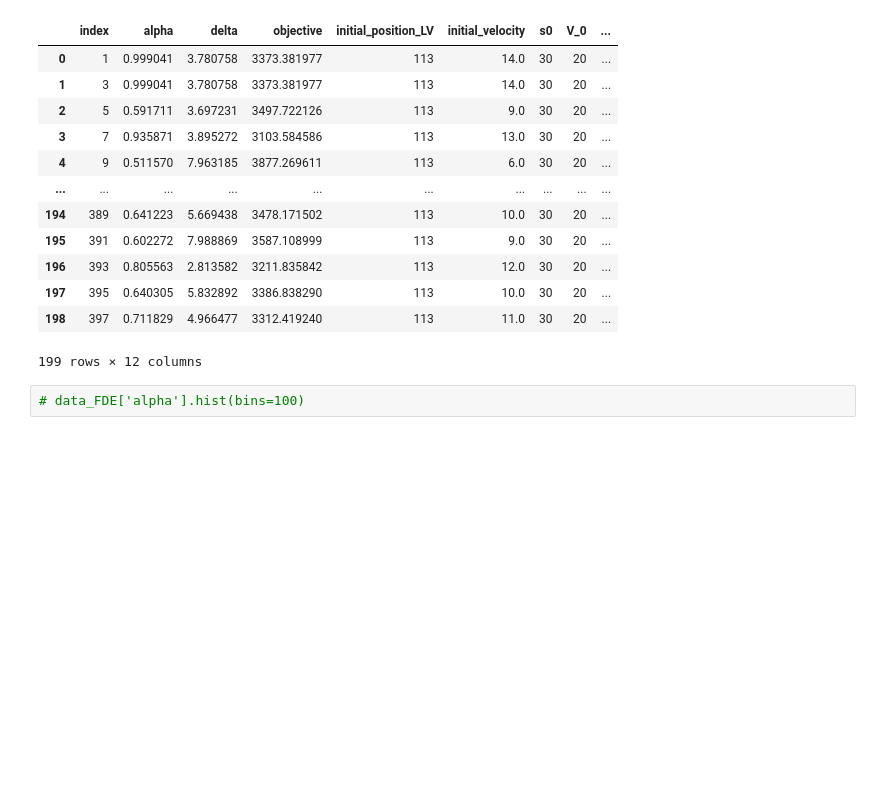
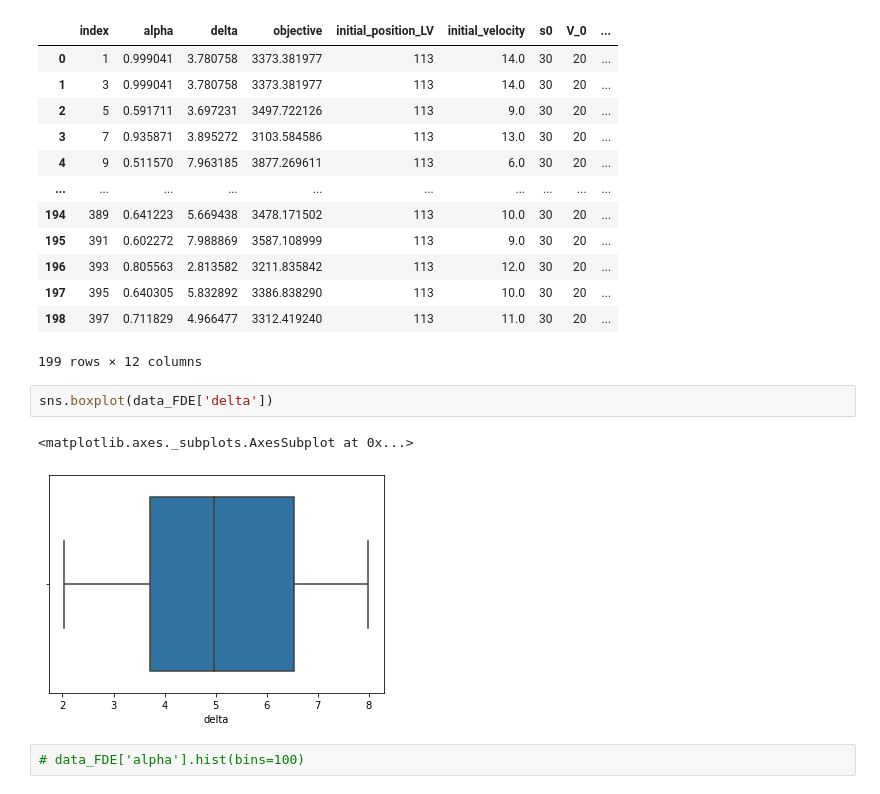
Before and after one commit to m-rafiul-islam/driver-behavior-model, a Jupyter notebook: analyze_results_main.ipynb, the cells around one changed output. Cells and saved outputs as stored; diff of their text form; blank space fills up the shorter version.

```diff
--- a/analyze_results_main.ipynb
+++ b/analyze_results_main.ipynb
@@ -64,6 +64,11 @@ data_FDE
 | 197 | 395 | 0.640305 | 5.832892 | 3386.838290 | 113 | 10.0 | 30 | 20 | ... |
 | 198 | 397 | 0.711829 | 4.966477 | 3312.419240 | 113 | 11.0 | 30 | 20 | ... |
 199 rows × 12 columns
+# %%
+sns.boxplot(data_FDE['delta'])
+# %% [output]
+<matplotlib.axes._subplots.AxesSubplot at 0x...>
+[figure, added]
 # %%
 # data_FDE['alpha'].hist(bins=100)
 # %%
```
Also changed, not shown: parts of 8 cells of this notebook.
